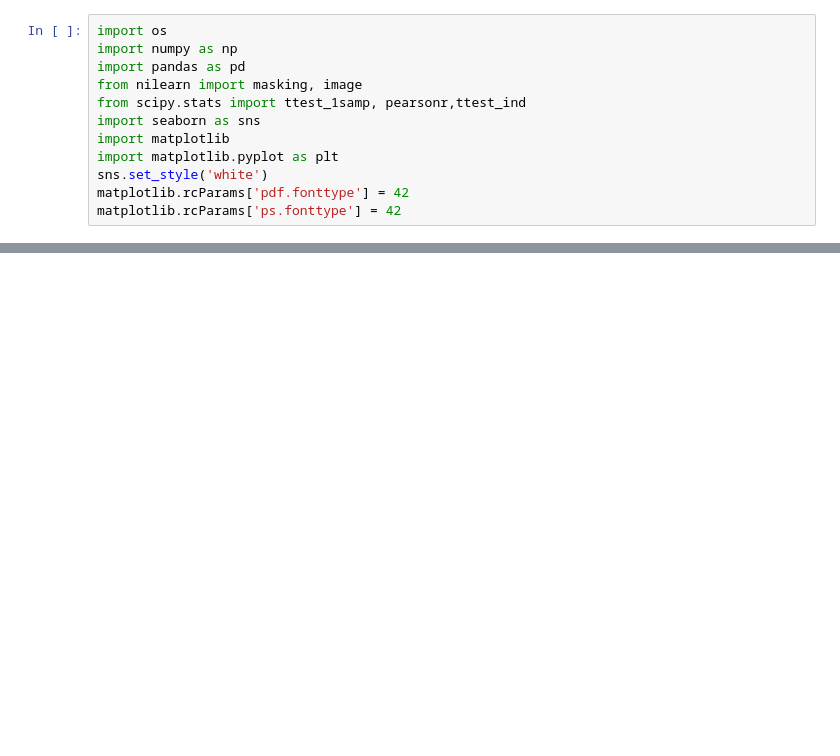
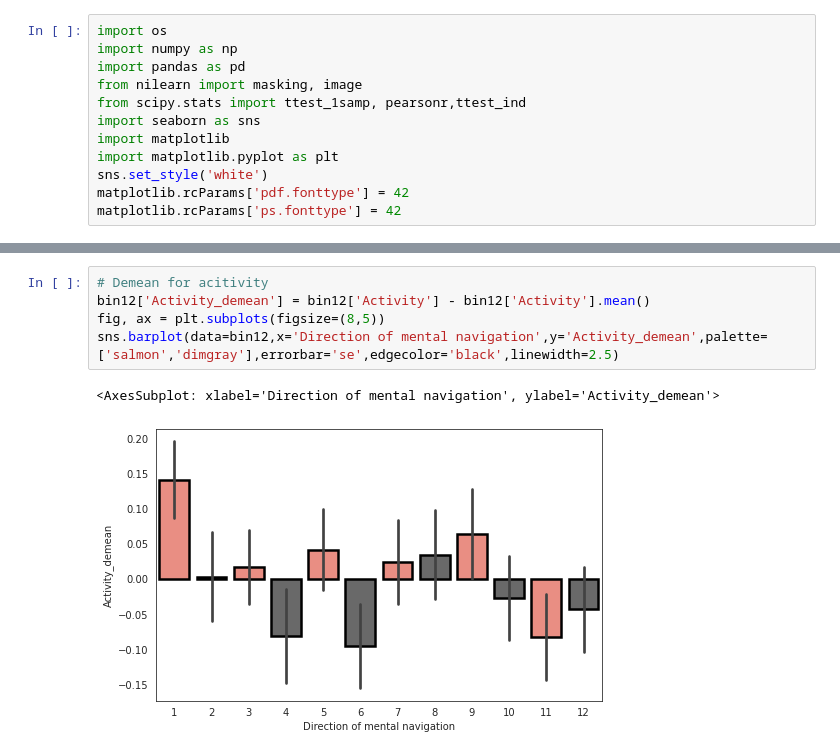
Before and after one commit to YukunQu/DCM, a Jupyter notebook: analysis/mri/figure/figure2.ipynb, the cells around one changed output, grey strips where cells are left out. Cells and saved outputs as stored; diff of their text form; blank space fills up the shorter version.

```diff
--- a/analysis/mri/figure/figure2.ipynb
+++ b/analysis/mri/figure/figure2.ipynb
@@ -241,0 +281,8 @@ plt.show()
+# %%
+# Demean for acitivity
+bin12['Activity_demean'] = bin12['Activity'] - bin12['Activity'].mean()
+fig, ax = plt.subplots(figsize=(8,5))
+sns.barplot(data=bin12,x='Direction of mental navigation',y='Activity_demean',palette=['salmon','dimgray'],errorbar='se',edgecolor='black',linewidth=2.5)
+# %% [output]
+<AxesSubplot: xlabel='Direction of mental navigation', ylabel='Activity_demean'>
+[figure, added]
```
Also changed, not shown: parts of 8 cells of this notebook, 7 other files.
